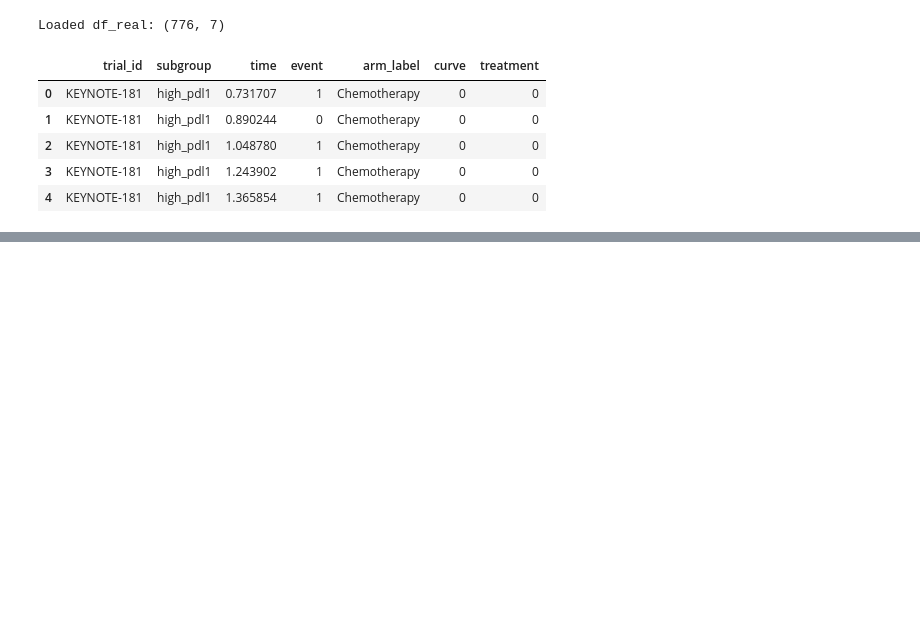
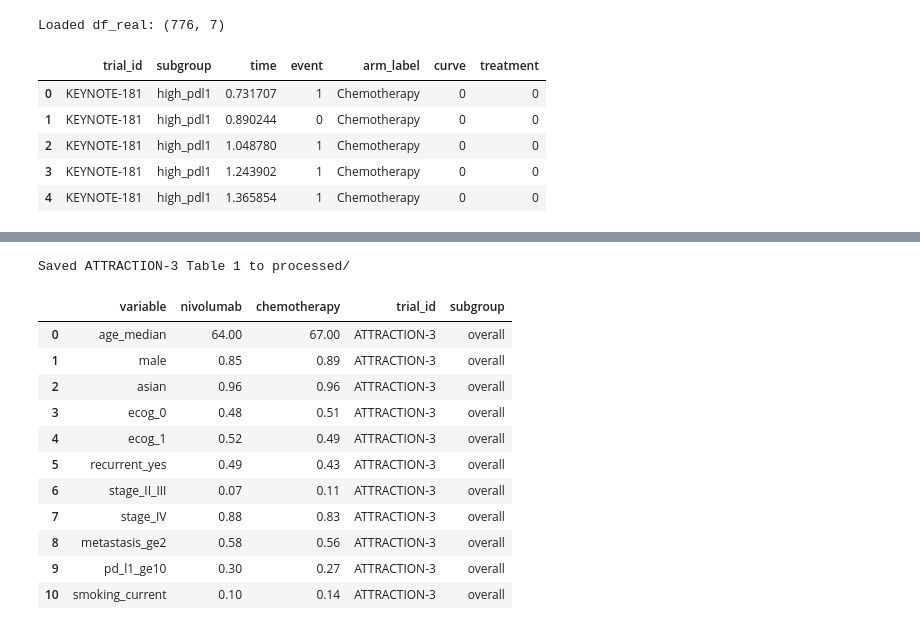
Before and after one commit to JonathanMa03/NPBS-project-MaZhu, a Jupyter notebook: notebooks/06a_covariate_augmentation.ipynb, the cells around one changed output, grey strips where cells are left out. Cells and saved outputs as stored; diff of their text form; code cells hidden in the pictures; blank space fills up the shorter version.

```diff
--- a/notebooks/06a_covariate_augmentation.ipynb
+++ b/notebooks/06a_covariate_augmentation.ipynb
@@ -39,0 +42,78 @@ Loaded df_real: (776, 7)
+# %%
+# Attraction 3 (disregard high/low subgroup for now)
+import pandas as pd
+from pathlib import Path
+
+# Build full table (long format, easier to use later)
+attraction3_table1 = pd.DataFrame({
+    "variable": [
+        "age_median",
+        "male",
+        "asian",
+        "ecog_0",
+        "ecog_1",
+        "recurrent_yes",
+        "stage_II_III",
+        "stage_IV",
+        "metastasis_ge2",
+        "pd_l1_ge10",
+        "smoking_current",
+    ],
+    "nivolumab": [
+        64,
+        0.85,
+        0.96,
+        0.48,
+        0.52,
+        0.49,
+        0.07,
+        0.88,
+        0.58,
+        0.30,
+        0.10,
+    ],
+    "chemotherapy": [
+        67,
+        0.89,
+        0.96,
+        0.51,
+        0.49,
+        0.43,
+        0.11,
+        0.83,
+        0.56,
+        0.27,
+        0.14,
+    ],
+})
+
+# Add metadata
+attraction3_table1["trial_id"] = "ATTRACTION-3"
+
+attraction3_table1["subgroup"] = "overall"
+
+# Save
+output_dir = Path("../data/processed")
+output_dir.mkdir(parents=True, exist_ok=True)
+
+attraction3_table1.to_csv(
+    output_dir / "attraction3_table1_full.csv",
+    index=False
+)
+
+print("Saved ATTRACTION-3 Table 1 to processed/")
+attraction3_table1
+# %% [output]
+Saved ATTRACTION-3 Table 1 to processed/
+|  | variable | nivolumab | chemotherapy | trial_id | subgroup |
+| 0 | age_median | 64.00 | 67.00 | ATTRACTION-3 | overall |
+| 1 | male | 0.85 | 0.89 | ATTRACTION-3 | overall |
+| 2 | asian | 0.96 | 0.96 | ATTRACTION-3 | overall |
+| 3 | ecog_0 | 0.48 | 0.51 | ATTRACTION-3 | overall |
+| 4 | ecog_1 | 0.52 | 0.49 | ATTRACTION-3 | overall |
+| 5 | recurrent_yes | 0.49 | 0.43 | ATTRACTION-3 | overall |
+| 6 | stage_II_III | 0.07 | 0.11 | ATTRACTION-3 | overall |
+| 7 | stage_IV | 0.88 | 0.83 | ATTRACTION-3 | overall |
+| 8 | metastasis_ge2 | 0.58 | 0.56 | ATTRACTION-3 | overall |
+| 9 | pd_l1_ge10 | 0.30 | 0.27 | ATTRACTION-3 | overall |
+| 10 | smoking_current | 0.10 | 0.14 | ATTRACTION-3 | overall |
```
Also changed, not shown: parts of 8 cells of this notebook, 7 other files.
